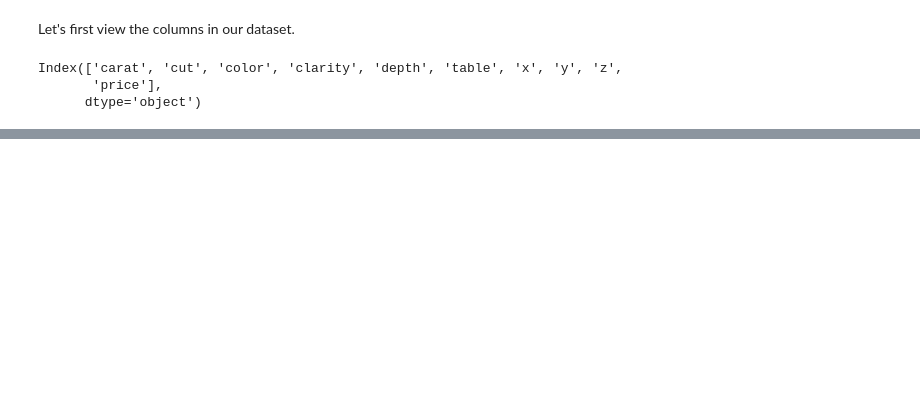
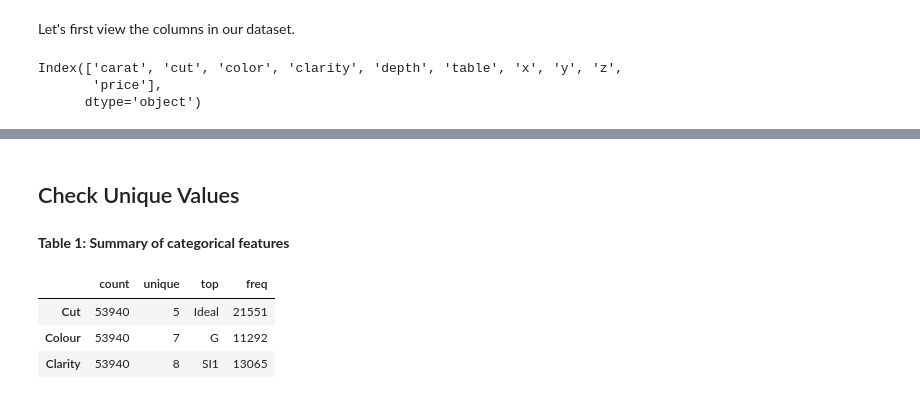
Before and after one commit to s3668011/mathematics_for_computing_phase1, a Jupyter notebook: phase1_report.ipynb, the cells around one changed output, grey strips where cells are left out. Cells and saved outputs as stored; diff of their text form; code cells hidden in the pictures; blank space fills up the shorter version.

```diff
--- a/phase1_report.ipynb
+++ b/phase1_report.ipynb
@@ -178,0 +211,12 @@ melb_df.sample(5, random_state=999)
+# %% [markdown]
+## Check Unique Values
+# %%
+from IPython.display import display, HTML
+display(HTML('<b>Table 1: Summary of categorical features</b>'))
+ds_df.describe(include='object').T
+# %% [output]
+Table 1: Summary of categorical features
+|  | count | unique | top | freq |
+| Cut | 53940 | 5 | Ideal | 21551 |
+| Colour | 53940 | 7 | G | 11292 |
+| Clarity | 53940 | 8 | SI1 | 13065 |
```
Also changed, not shown: parts of 12 cells of this notebook.
